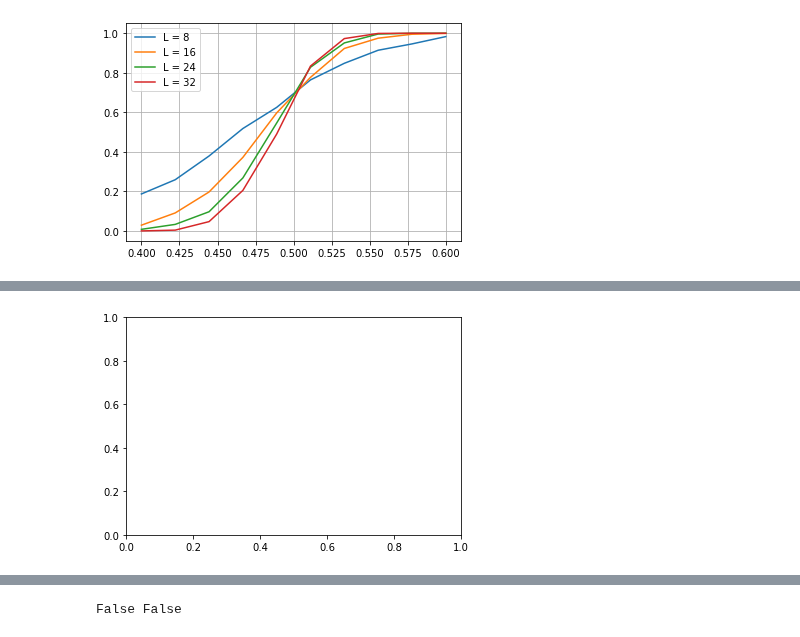
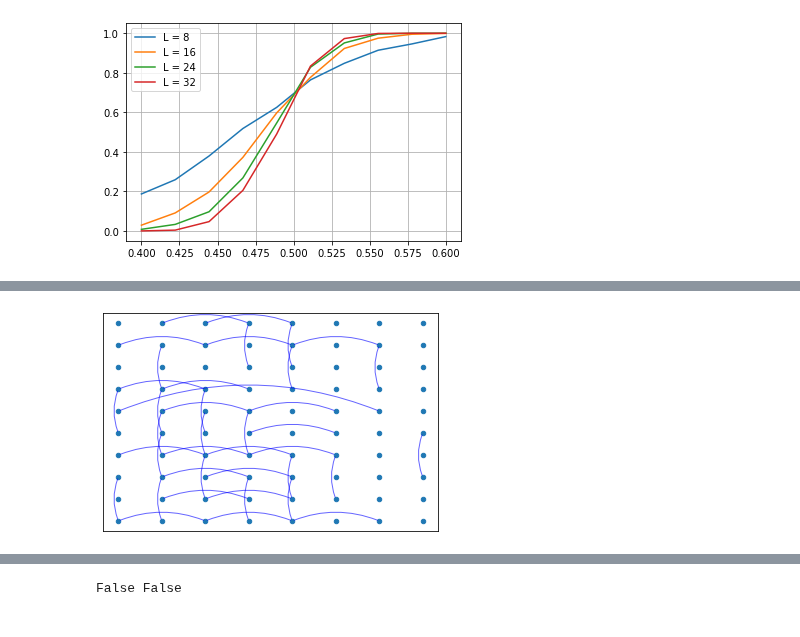
Before and after one commit to hassan-shap/quantum-emitter, a Jupyter notebook: percolation.ipynb, the cells around one changed output, grey strips where cells are left out. Saved outputs shown, nothing was run; the diff lists cells and outputs as text; code cells hidden in the pictures.

```diff
--- a/percolation.ipynb
+++ b/percolation.ipynb
@@ -162,12 +245,12 @@ plt.show()
 # %%
 # square lattice
 l = 2
-r1 = 4
-r2 = 4
+r1 = 8
+r2 = r1
 
 # loss error
 prob_l = 0. # loss error probability
-prob_l_nn = 0.4
+prob_l_nn = 0.3
 
 error_loss = np.random.rand(l*r1*r2)
 loss_inds = np.argwhere(error_loss < prob_l)[:,0]
@@ -178,10 +261,11 @@ loss_inds_nn = np.argwhere(error_loss_nn < prob_l_nn)[:,0]
 remain_inds_nn = np.argwhere(error_loss_nn >= prob_l_nn)[:,0]
 
 Gy = nx.Graph()
+for i in np.arange(r1*(r2+2)):
+    Gy.add_node(i, pos = (i%r1, int(i/r1)))
 Gx = nx.Graph()
-for i in np.arange(r1*(r2+1)):
-    Gy.add_node(i, pos = (i%r1, int(i/r1)))
-    Gx.add_node(i, pos = (i%r1, int(i/r1)))
+for i in np.arange(r2*(r1+1)):
+    Gx.add_node(i, pos = (i%(r1+1), int(i/(r1+1))))
 
 for i2 in range(r2):
     for i1 in range(r1):
@@ -194,15 +278,17 @@ for i2 in range(r2):
                 Gy.add_edge(r1*r2+ind1,r1*r2+ind2)
         if 2*ind1+1 in loss_inds:
             Gy.add_edge(ind1,ind1+r1)
+            if i2 ==0:
+                Gy.add_edge(r1*r2+ind1,r1*r2+ind1+r1)
 
         ind1 = i2*r1+ i1
         ind2 = i2*r1 + ((i1+2)%r1)
         # cylinder along y
         if 2*ind1 in loss_inds_nn:
             Gy.add_edge(ind1,ind2)
-            # if i2 ==0:
-            #     Gy.add_edge(r1*r2+ind1,r1*r2+ind2)
-        if 2*ind1+1 in loss_inds_nn and i2< r1-1:
+            if i2 ==0 or i2 ==1:
+                Gy.add_edge(r1*r2+ind1,r1*r2+ind2)
+        if 2*ind1+1 in loss_inds_nn and i2< r2:
             Gy.add_edge(ind1,ind1+2*r1)
 
         # cylinder along x
@@ -221,9 +307,9 @@ for i2 in range(r2):
         i1_g = i2*(r1+1)+ i1
         if 2*ind1+1 in loss_inds_nn:
             Gx.add_edge(i1_g,i2_g)
-            if i1 == 0 :
-                Gx.add_edge(i1_g+2*r1,i2_g+2*r1)
-        if 2*ind1 in loss_inds_nn:
+            # if i1 == 0 :
+            #     Gx.add_edge(i1_g+2*r1,i2_g+2*r1)
+        if 2*ind1 in loss_inds_nn and i1< r1-1:
             Gx.add_edge(i1_g,i1_g+2)
 
 first_row = np.arange(r1)
@@ -248,16 +334,17 @@ for i_first in first_col:
 
 print(path_x,path_y)
 
-# for i in range(len(loss_inds)):
-#     latt_pos = int(loss_inds[i]/2)
-#     if loss_inds[i] % 2 == 0 :
-#         ry = int(latt_pos/r1)
-#         rx = (latt_pos%r1)
-#         plt.plot([rx,rx+1],[ry,ry],color="k")
-#     else:
-#         ry = int(latt_pos/r1)
-#         rx = (latt_pos%r1)
-#         plt.plot([rx,rx],[ry,ry+1],color="k")
+for i in range(len(loss_inds)):
+    latt_pos = int(loss_inds[i]/2)
+    if loss_inds[i] % 2 == 0 :
+        ry = int(latt_pos/r1)
+        rx = (latt_pos%r1)
+        plt.plot([rx,rx+1],[ry,ry],color="k")
+    else:
+        ry = int(latt_pos/r1)
+        rx = (latt_pos%r1)
+        plt.plot([rx,rx],[ry,ry+1],color="k")
+plt.show()
 
 # for e in Gy.edges():
 #     p1, p2 = e
@@ -282,25 +369,29 @@ print(path_x,path_y)
 #     else:
 #         plt.plot([x1,x2],[r2-1,r2],"r--")
 
-ax=plt.gca()
-pos = nx.get_node_attributes(Gx,'pos')  # positions for all nodes
-nx.draw_networkx_nodes(Gx, nx.get_node_attributes(Gx,'pos'), node_size=20)
+def G_plotter(G):
+    ax=plt.gca()
+    pos = nx.get_node_attributes(G,'pos')  # positions for all nodes
+    nx.draw_networkx_nodes(G, nx.get_node_attributes(G,'pos'), node_size=20)
 
-# for edge in Gy.edges():
-#     source, target = edge
-#     rad = 0.2
-#     arrowprops=dict(arrowstyle="-",
-#                     color='blue',
-#                     connectionstyle=f"arc3,rad={rad}",
-#                     linestyle= '-',
-#                     alpha=0.6)
-#     ax.annotate("",
-#                 xy=pos[source],
-#                 xytext=pos[target],
-#                 arrowprops=arrowprops
-#                )
-# nx.draw(Gy, nx.get_node_attributes(Gy,'pos'), with_labels=True, font_weight='bold')
-plt.show()
+    for edge in G.edges():
+        source, target = edge
+        rad = 0.2
+        arrowprops=dict(arrowstyle="-",
+                        color='blue',
+                        connectionstyle=f"arc3,rad={rad}",
+                        linestyle= '-',
+                        alpha=0.6)
+        ax.annotate("",
+                    xy=pos[source],
+                    xytext=pos[target],
+                    arrowprops=arrowprops
+                   )
+    # nx.draw(G, nx.get_node_attributes(G,'pos'), with_labels=True, font_weight='bold')
+    plt.show()
+
+G_plotter(Gy)
+# G_plotter(Gx)
 
 # plt.xticks(np.arange(0,r1+1.))
 # plt.yticks(np.arange(0,r2+1.))
@@ -315 +405 @@ NetworkXError: Node 23 has no position.
-[figure, old version]
+[figure, new version]
```
Also changed, not shown: parts of 7 cells of this notebook, 12 other files.
